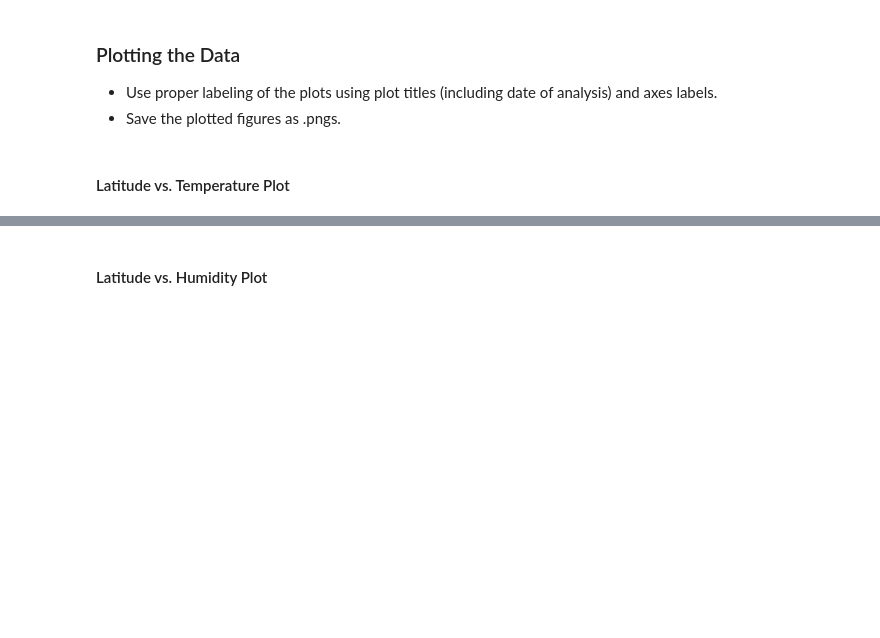
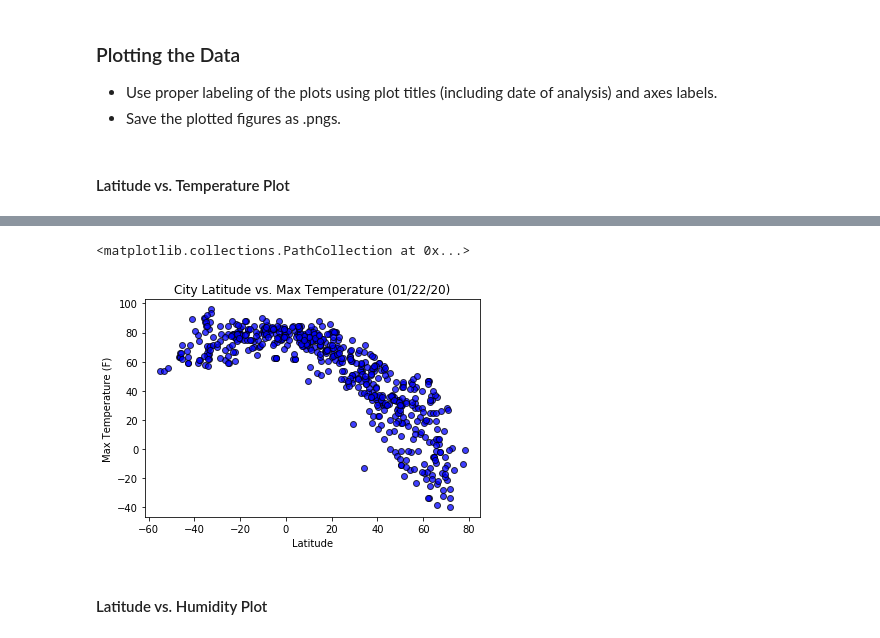
Before and after one commit to plowden/python-api-challenge, a Jupyter notebook: WeatherPy/WeatherPy.ipynb, the cells around one changed output, grey strips where cells are left out. Saved outputs shown, nothing was run; the diff lists cells and outputs as text; code cells hidden in the pictures; blank space fills up the shorter version.

Commit message:
WeatherPy without function.

```diff
--- a/WeatherPy/WeatherPy.ipynb
+++ b/WeatherPy/WeatherPy.ipynb
@@ -98,0 +139,13 @@ dtype: int64
+# %%
+# Create a dataframe from the weather information lists.
+cities_df = pd.DataFrame({
+    'City':found_cities,
+    'Cloudiness':temp_max,
+    'Country':country,
+    'Date':dt,
+    'Humidity':humidity,
+    'Lat':lat,
+    'Lng':lon,
+    'Max Temp':temp_max,
+    'Wind Speed':wind
+})
@@ -108,2 +193,13 @@ dtype: int64
+# %%
+x_axis = cities_df['Lat']
+data = cities_df['Max Temp']
+plt.title("City Latitude vs. Max Temperature (" + date + ")")
+plt.xlabel("Latitude")
+plt.ylabel("Max Temperature (F)")
+
+plt.scatter(x_axis, data, marker="o", facecolors="blue", edgecolors="black", alpha=0.75)
+# %% [output]
+<matplotlib.collections.PathCollection at 0x...>
+[figure, added]
 # %% [markdown]
 #### Latitude vs. Humidity Plot
```
Also changed, not shown: parts of 35 cells of this notebook, 2 other files.
